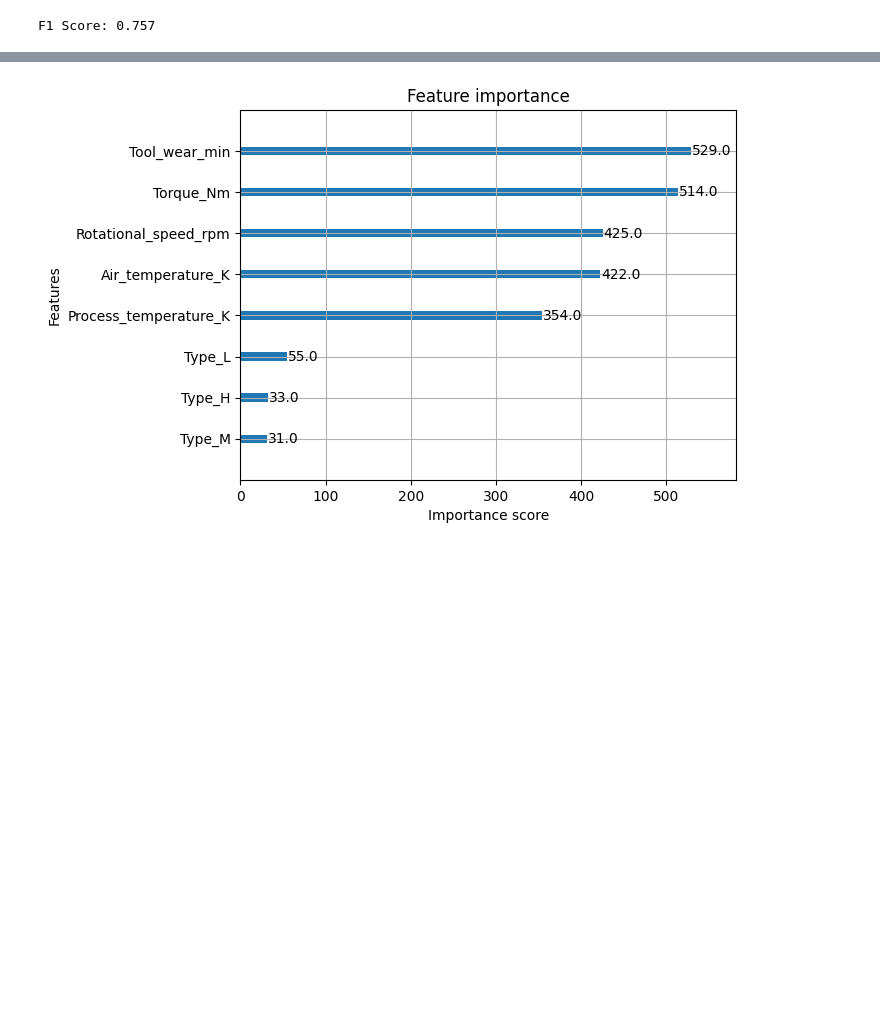
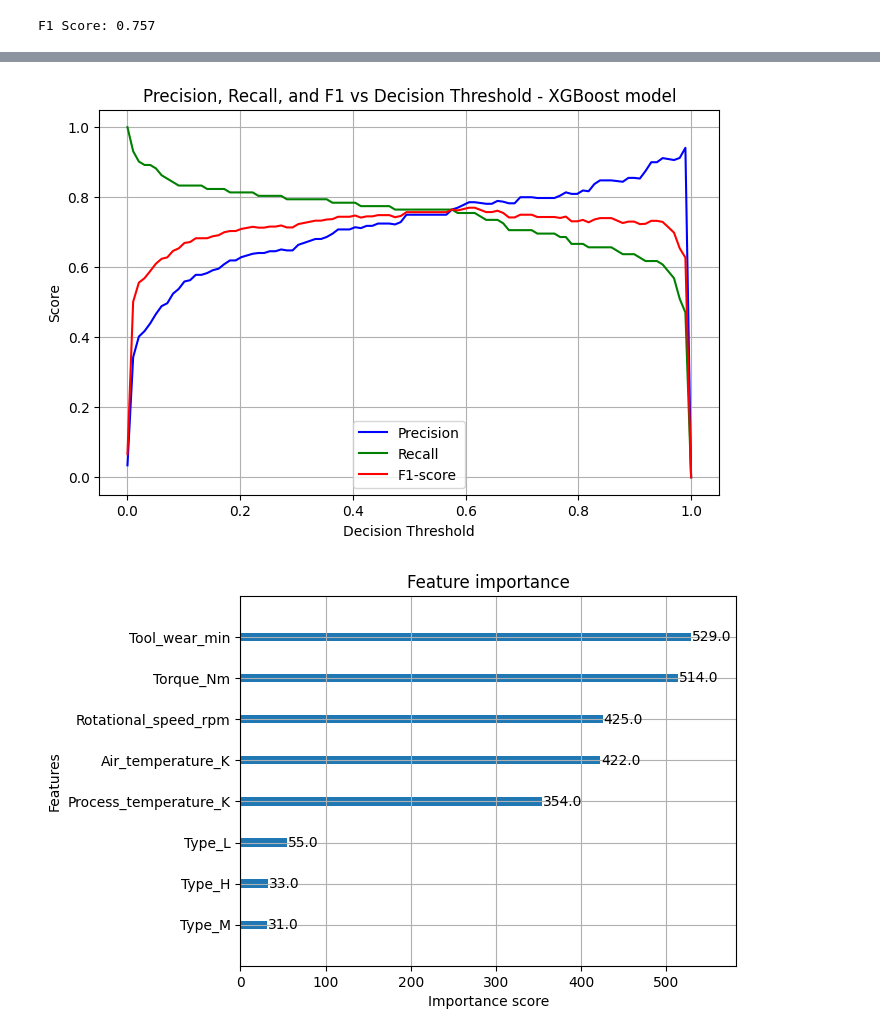
Before and after one commit to INFO-523-SU25/final-project-castro, a Jupyter notebook: src/Model_Training_PDM.ipynb, the cells around one changed output, grey strips where cells are left out. Cells and saved outputs as stored; diff of their text form; code cells hidden in the pictures; blank space fills up the shorter version.

```diff
--- a/src/Model_Training_PDM.ipynb
+++ b/src/Model_Training_PDM.ipynb
@@ -609,6 +609,36 @@ test_f1 Cross Validation results 0.73
 train_f1 Cross Validation results 1.00
 test_roc_auc Cross Validation results 0.97
 train_roc_auc Cross Validation results 1.00
+# %%
+# Plot the precision, recall and F1 for different thresholds to define prediction
+
+# Probabilities based on trained model
+y_proba = xgmodel.predict_proba(X_test)[:, 1]
+
+# Evaluate metrics for thresholds from 0 to 1
+thresholds = np.linspace(0, 1, 100)
+precisions, recalls, f1s = [], [], []
+
+# check results for different thresholds.
+for t in thresholds:
+    y_pred = (y_proba >= t).astype(int)
+    precisions.append(precision_score(y_test, y_pred, zero_division=0))
+    recalls.append(recall_score(y_test, y_pred))
+    f1s.append(f1_score(y_test, y_pred))
+
+# 6. Plot precision, recall, F1 vs threshold
+plt.figure(figsize=(8,5))
+plt.plot(thresholds, precisions, label='Precision', color='b')
+plt.plot(thresholds, recalls, label='Recall', color='g')
+plt.plot(thresholds, f1s, label='F1-score', color='r')
+plt.xlabel('Decision Threshold')
+plt.ylabel('Score')
+plt.title('Precision, Recall, and F1 vs Decision Threshold - XGBoost model')
+plt.legend()
+plt.grid(True)
+plt.show()
+# %% [output]
+[figure, added]
 # %%
 from xgboost import plot_importance
 
```
Also changed, not shown: parts of 20 cells of this notebook, 20 other files.
